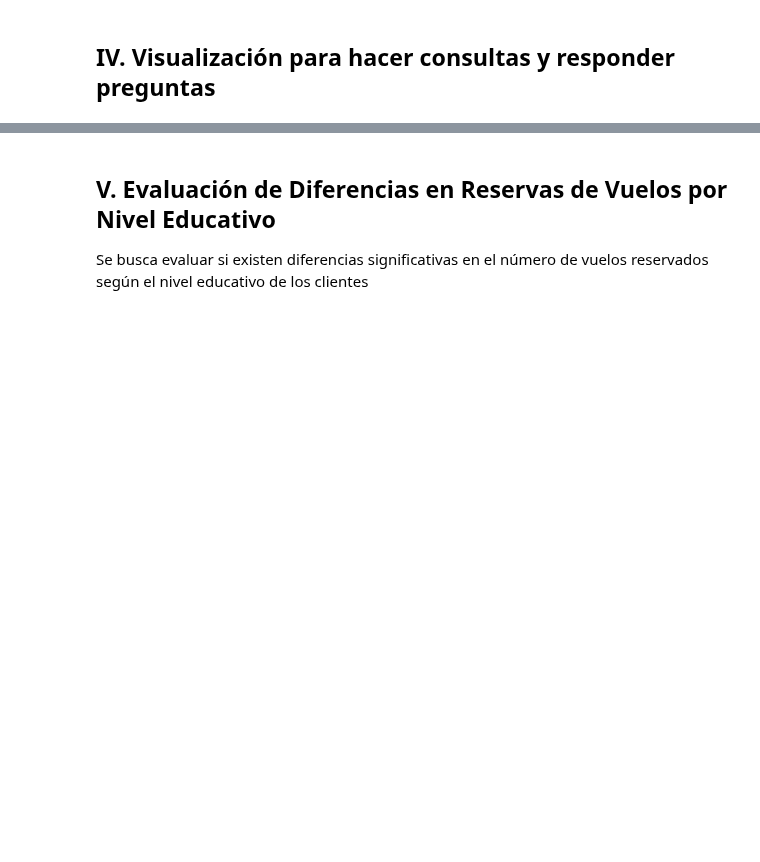
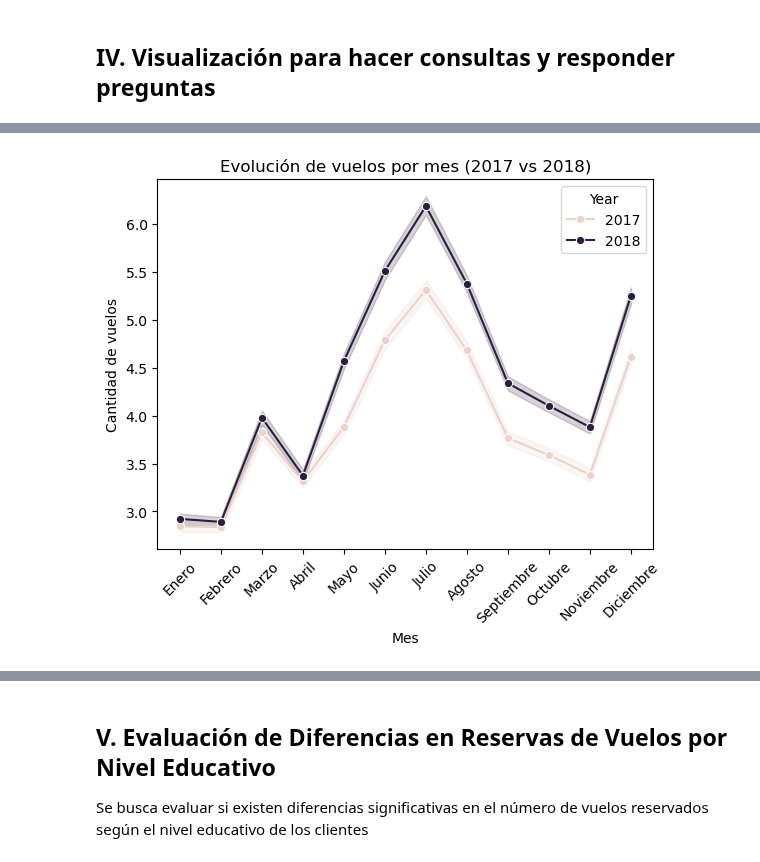
Before and after one commit to Adalab/bda-modulo-3-evaluacion-final-MarPastor, a Jupyter notebook: notebook/final_evaluation_mod3_marpastor.ipynb, the cells around one changed output, grey strips where cells are left out. Cells and saved outputs as stored; diff of their text form; code cells hidden in the pictures; blank space fills up the shorter version.

Commit message:
doc: visualizacion 1

```diff
--- a/notebook/final_evaluation_mod3_marpastor.ipynb
+++ b/notebook/final_evaluation_mod3_marpastor.ipynb
@@ -1045,2 +1057,18 @@ memory usage: 75.9+ MB
 # %%
 # 1. ¿Cómo se distribuye la cantidad de vuelos reservados por mes durante el año?
+# %%
+orden = ['Enero', 'Febrero', 'Marzo', 'Abril', 'Mayo', 'Junio', 'Julio', 'Agosto', 'Septiembre', 'Octubre', 'Noviembre', 'Diciembre']
+
+df_completo['Month'] = pd.Categorical(df_completo['Month'], categories=orden, ordered=True)
+# %%
+# se usa lineplot para ver la distribución y evolución por meses
+# la libreria de seaborn nos ayuda a manejar variables categóricas (mes) y numéricas (cantidad de vuelos)
+
+sns.lineplot(data=df_completo, x='Month', y='Flights Booked', hue='Year', marker='o')
+plt.title('Evolución de vuelos por mes (2017 vs 2018)')
+plt.xticks(rotation = 45)
+plt.ylabel('Cantidad de vuelos')
+plt.xlabel('Mes')
+plt.show();
+# %% [output]
+[figure, added]
```
Also changed, not shown: parts of 6 cells of this notebook.
